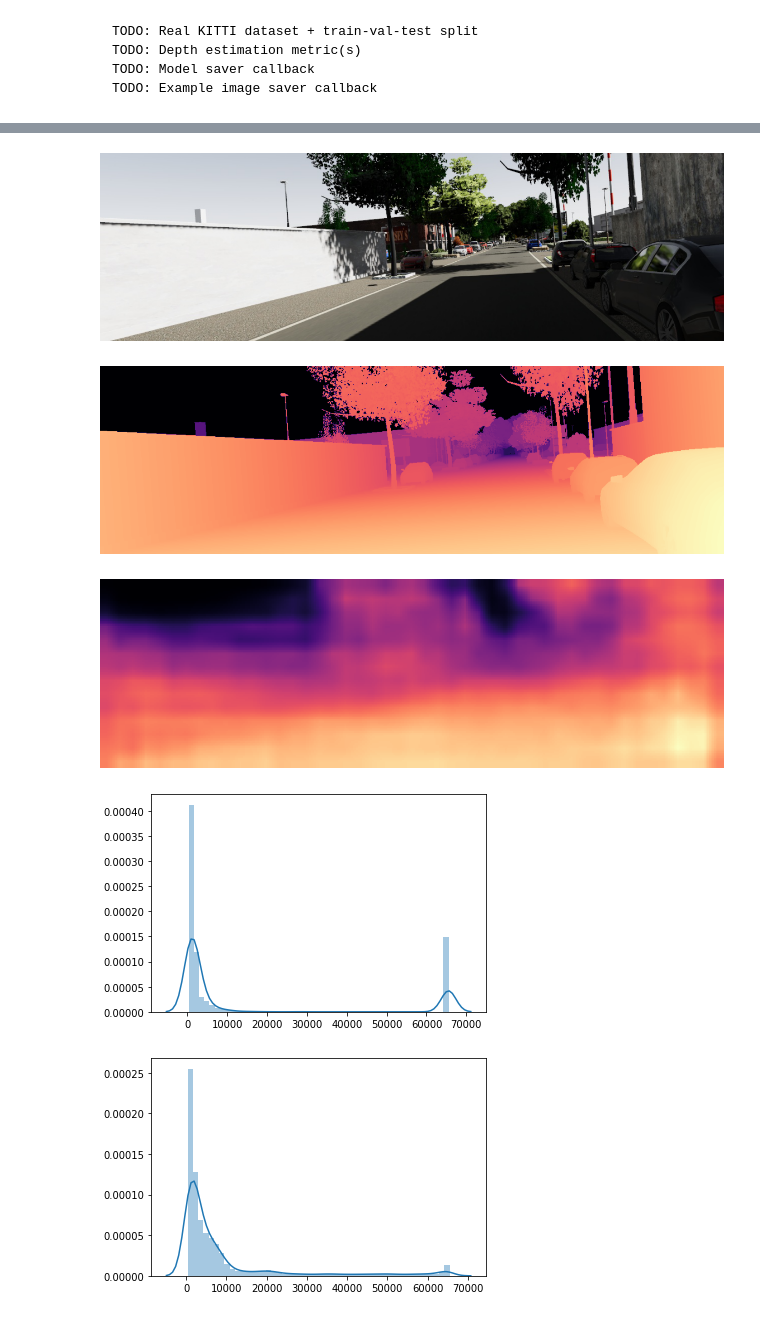
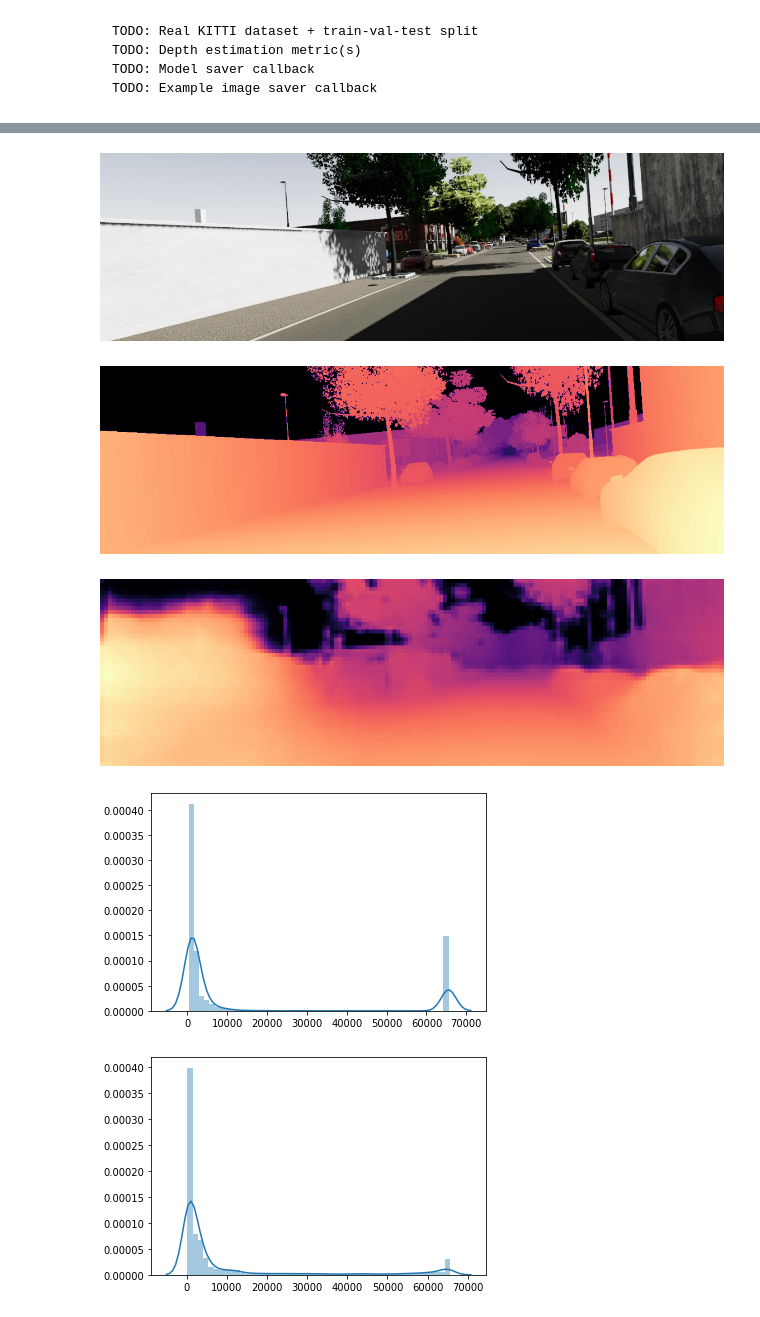
Before and after one commit to tasercake/kitti-adapt, a Jupyter notebook: notebooks/depth.ipynb, the cells around one changed output, grey strips where cells are left out. Cells and saved outputs as stored; diff of their text form; code cells hidden in the pictures.

Commit message:
Better VKITTI Model

```diff
--- a/notebooks/depth.ipynb
+++ b/notebooks/depth.ipynb
@@ -162,0 +217,15 @@ testmodel = DepthEstimator()
+# %%
+# Data
+VKITTI_DIR = "../data/vkitti"
+DATASET_LIMIT = None
+SHUFFLE = True
+BATCH_SIZE = 8
+
+train_dataset = VkittiImageDataSet(VKITTI_DIR, scenes=["Scene02", "Scene06", "Scene18", "Scene20"], subsets=("rgb", "depth"), transform=train_transform)
+val_dataset = VkittiImageDataSet(VKITTI_DIR, scenes=["Scene01"], subsets=("rgb", "depth"), transform=val_transform)
+
+train_dataloader = DataLoader(train_dataset, shuffle=SHUFFLE, batch_size=BATCH_SIZE, num_workers=BATCH_SIZE, pin_memory=True)
+val_dataloader = DataLoader(val_dataset, shuffle=SHUFFLE, batch_size=BATCH_SIZE, num_workers=BATCH_SIZE, pin_memory=True)
+
+sample = train_dataset.get(0, transform=False)
+show_sample(rgb=sample["rgb"], depth=sample["depth"])
@@ -190,36 +262,39 @@ INFO:lightning:Detected KeyboardInterrupt, attempting graceful shutdown...
 # %%
-def convert_model_output(depth_tensor, as_pil=True):
+def convert_model_output(depth_tensor, as_pil=False):
     depth_tensor = depth_tensor[0, 0] * 65535
     depth_tensor = depth_tensor.cpu().detach().numpy().round().astype(np.uint32)
     depth = Image.fromarray(depth_tensor) if as_pil else depth_tensor
     return depth
 
 INDEX = 0
 
 # Visualize results
 model.eval()
 
 # Untransformed data
-sample = val_dataset.get(INDEX)
+sample = val_dataset.get(INDEX, transform=False)
+rgb = sample["rgb"]
+depth = sample["depth"]
 
 # Data transformed for input to model
-sample_tensor = val_dataset.get(INDEX, transform=True)
+sample_tensor = val_dataset[INDEX]
 rgb_tensor = sample_tensor["rgb"]
 
 predicted_depth_tensor = model(rgb_tensor.unsqueeze(0).cuda())
+predicted_depth_tensor = F.interpolate(predicted_depth_tensor, size=rgb_tensor.shape[1:3])
 predicted_depth = convert_model_output(predicted_depth_tensor)
 
-show_sample(rgb=sample["rgb"])
-show_sample(depth=sample["depth"])
+show_sample(rgb=rgb)
+show_sample(depth=depth)
 show_sample(depth=predicted_depth)
 
 sns.distplot(sample["depth"])
 plt.show()
-sns.distplot(convert_model_output(predicted_depth_tensor))
+sns.distplot(predicted_depth)
 plt.show()
 # %% [output]
 [figure]
 [figure]
-[figure, old version]
+[figure, new version]
 [figure]
-[figure, old version]
+[figure, new version]
```
Also changed, not shown: parts of 9 cells of this notebook, 3 other files.
